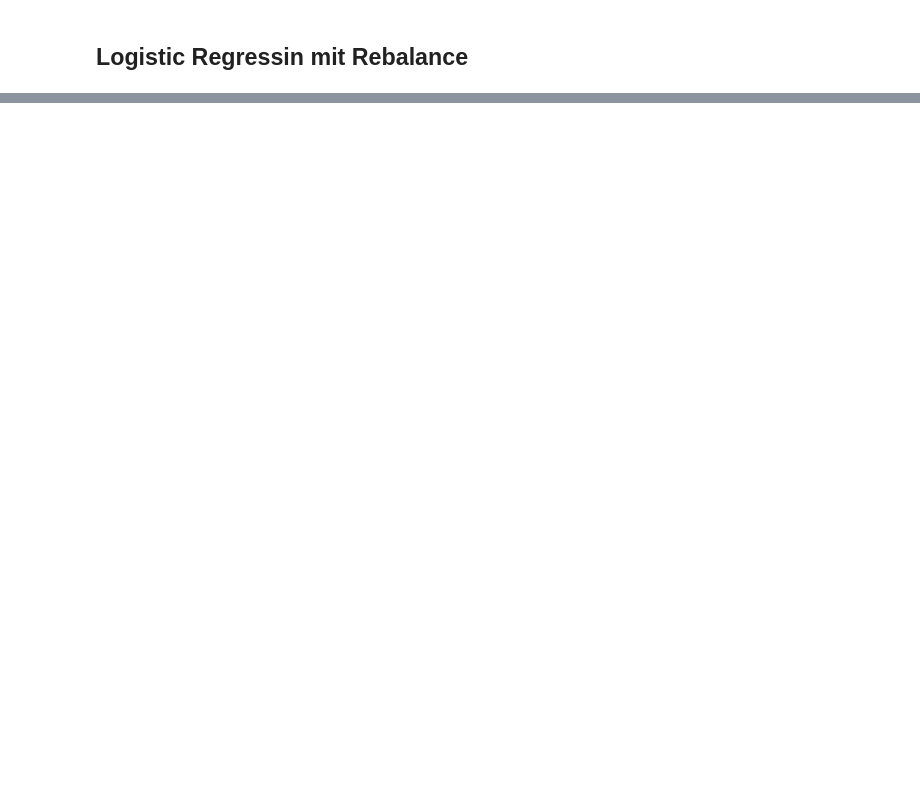
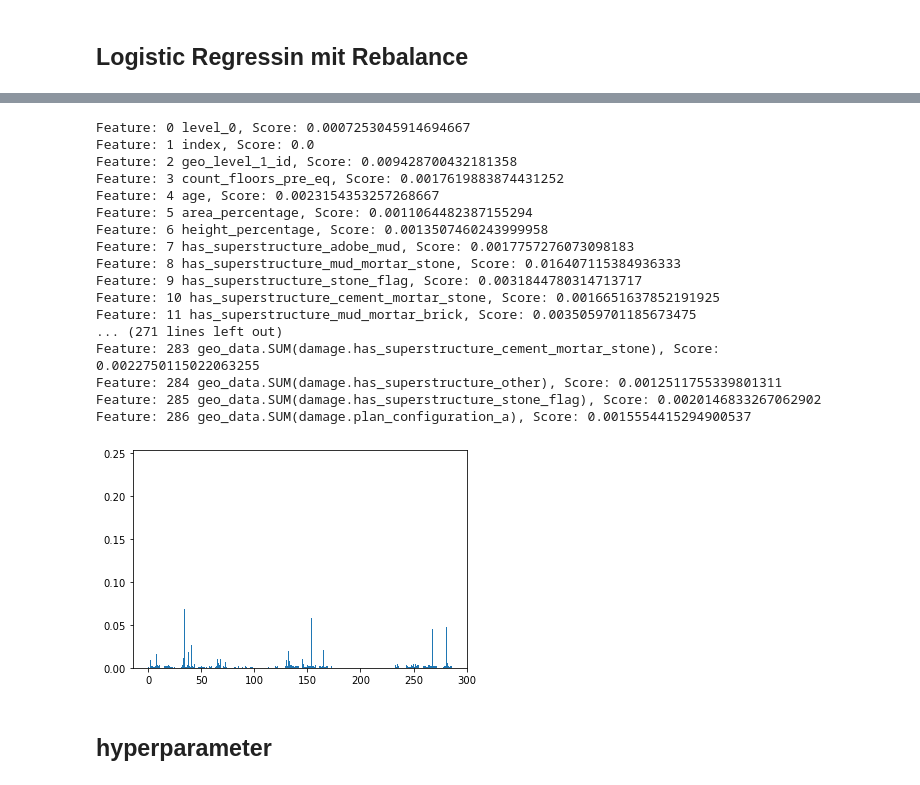
Before and after one commit to NiklasSabel/data_mining_1, a Jupyter notebook: notebooks/Niklas_Models.ipynb, the cells around one changed output, grey strips where cells are left out. Saved outputs shown, nothing was run; the diff lists cells and outputs as text; code cells hidden in the pictures; blank space fills up the shorter version.

```diff
--- a/notebooks/Niklas_Models.ipynb
+++ b/notebooks/Niklas_Models.ipynb
@@ -509,0 +704,5 @@ print("The Recall-Score on test set: {:.4f}".format(re))
+# %%
+df_features=df_features.reset_index()
+# %%
+data_train, target_train, data_test = split_data(df_features)
+data_train
@@ -509,0 +724,15 @@ print("The Recall-Score on test set: {:.4f}".format(re))
+# %%
+data_train, data_test, target_train, target_test = train_test_split(data_train, target_train, test_size=0.2, random_state=42)
+# %%
+xgb = XGBClassifier(use_label_encoder = True).fit(data_train, target_train)
+prediction = xgb.predict(data_test)
+acc = accuracy_score(target_test,prediction)
+f1_mic= f1_score(target_test,prediction,average='micro')
+f1_mac= f1_score(target_test,prediction,average='macro')
+pr= precision_score(target_test,prediction,average='micro')
+re= recall_score(target_test,prediction,average='micro')
+print("The Accuracy on test set: {:.4f}".format(acc))
+print("The F1-Score micro on test set: {:.4f}".format(f1_mic))
+print("The F1-Score macro on test set: {:.4f}".format(f1_mac))
+print("The Precision-Score on test set: {:.4f}".format(pr))
+print("The Recall-Score on test set: {:.4f}".format(re))
@@ -509,0 +746,32 @@ print("The Recall-Score on test set: {:.4f}".format(re))
+# %%
+# xgboost for feature importance on a regression problem
+# get importance
+importance = xgb.feature_importances_
+# summarize feature importance
+for i, v in enumerate(importance):
+    print(f'Feature: {i} {data_train.columns[i]}, Score: {v}')
+
+# plot feature importance
+plt.bar([x for x in range(len(importance))], importance)
+plt.show()
+# %% [output]
+Feature: 0 level_0, Score: 0.0007253045914694667
+Feature: 1 index, Score: 0.0
+Feature: 2 geo_level_1_id, Score: 0.009428700432181358
+Feature: 3 count_floors_pre_eq, Score: 0.0017619883874431252
+Feature: 4 age, Score: 0.0023154353257268667
+Feature: 5 area_percentage, Score: 0.0011064482387155294
+Feature: 6 height_percentage, Score: 0.0013507460243999958
+Feature: 7 has_superstructure_adobe_mud, Score: 0.0017757276073098183
+Feature: 8 has_superstructure_mud_mortar_stone, Score: 0.016407115384936333
+Feature: 9 has_superstructure_stone_flag, Score: 0.0031844780314713717
+Feature: 10 has_superstructure_cement_mortar_stone, Score: 0.0016651637852191925
+Feature: 11 has_superstructure_mud_mortar_brick, Score: 0.0035059701185673475
+... (271 lines left out)
+Feature: 283 geo_data.SUM(damage.has_superstructure_cement_mortar_stone), Score: 0.0022750115022063255
+Feature: 284 geo_data.SUM(damage.has_superstructure_other), Score: 0.0012511755339801311
+Feature: 285 geo_data.SUM(damage.has_superstructure_stone_flag), Score: 0.0020146833267062902
+Feature: 286 geo_data.SUM(damage.plan_configuration_a), Score: 0.0015554415294900537
+[figure, added]
+# %% [markdown]
+## hyperparameter
```
Also changed, not shown: parts of 36 cells of this notebook.
